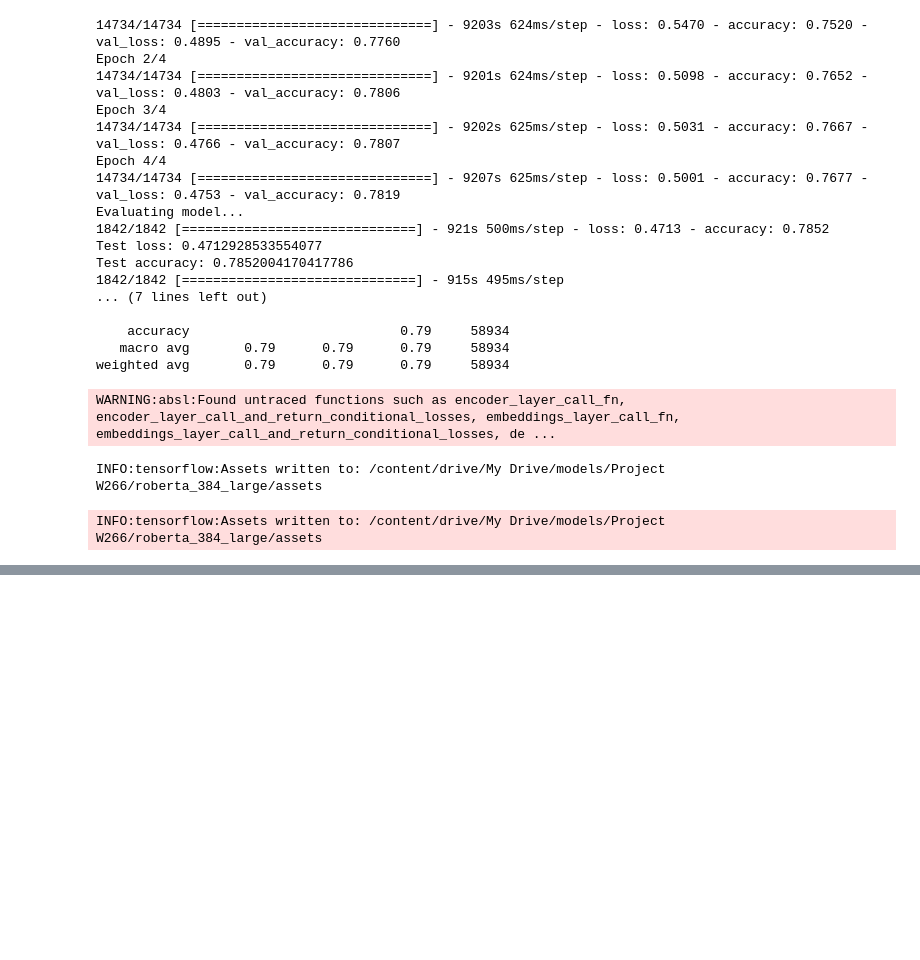
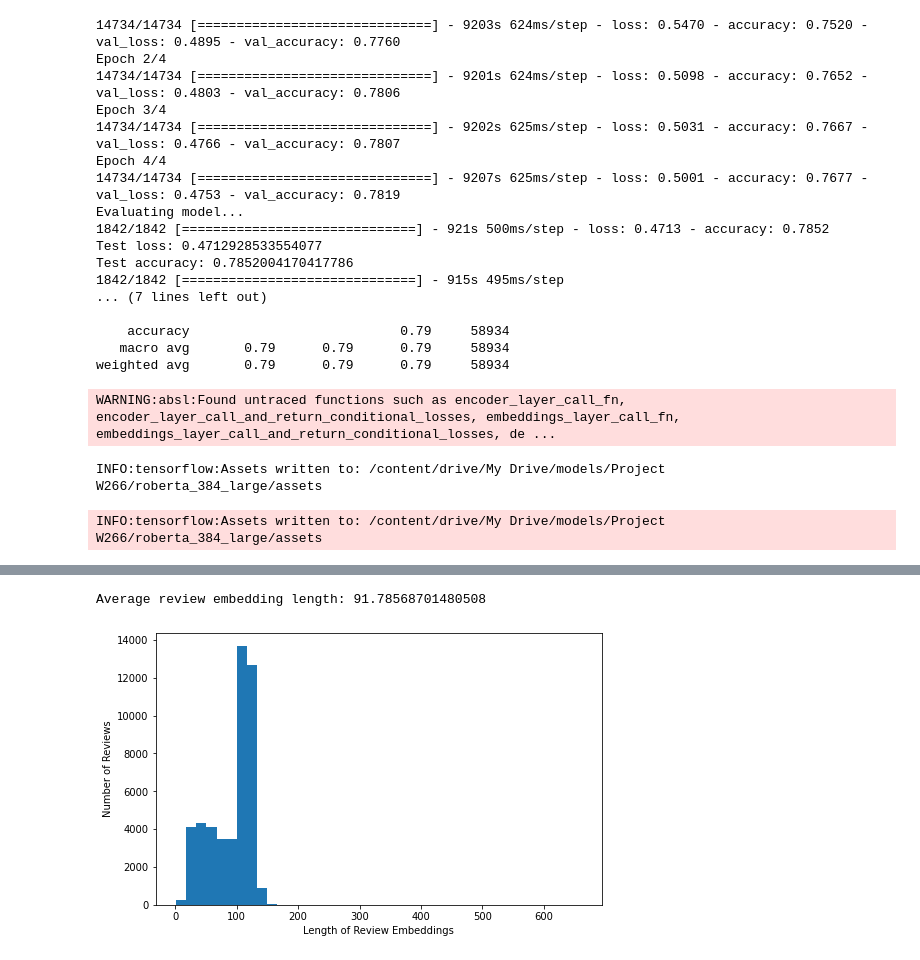
Before and after one commit to toby-p/nlp-bert-predicting-helpfulness, a Jupyter notebook: roBERTa.ipynb, the cells around one changed output, grey strips where cells are left out. Cells and saved outputs as stored; diff of their text form; code cells hidden in the pictures; blank space fills up the shorter version.

```diff
--- a/roBERTa.ipynb
+++ b/roBERTa.ipynb
@@ -298,9 +310,0 @@ INFO:tensorflow:Assets written to: /content/drive/My Drive/models/Project W266/r
-# %%
-max_lengths = [384]
-learning_rates = [1e-5, 2e-5, 3e-5]
-for initial_learning_rate in learning_rates:
-  warmup_schedule = create_learning_schedule(initial_learning_rate)
-  for length in max_lengths:
-    model_name = str.format('roberta_model_{length}_lr-{learning_rate}', length=384, learning_rate=initial_learning_rate)
-    run_roberta(length, roberta_tokenizer, model_name, optimizer = tf.keras.optimizers.experimental.Adam(
-      learning_rate = warmup_schedule))
@@ -406,0 +494,16 @@ INFO:tensorflow:Assets written to: /content/drive/My Drive/models/Project W266/r
+# %%
+def plot_sentence_embeddings_length(text_list, tokenizer):
+    tokenized_texts = list(map(lambda t: tokenizer.tokenize(t), text_list))
+    tokenized_texts_len = list(map(lambda t: len(t), tokenized_texts))
+    print(f"Average review embedding length: {sum(tokenized_texts_len)/len(tokenized_texts_len)}")
+    fig, ax = plt.subplots(figsize=(8, 5));
+    ax.hist(tokenized_texts_len, bins=40);
+    ax.set_xlabel("Length of Review Embeddings");
+    ax.set_ylabel("Number of Reviews");
+    return
+# %%
+# Now check what the distribution of embedding length looks like before choosing a max length param:
+plot_sentence_embeddings_length(x_train_trimmed, roberta_tokenizer)
+# %% [output]
+Average review embedding length: 91.78568701480508
+[figure, added]
```
Also changed, not shown: parts of 34 cells of this notebook.
